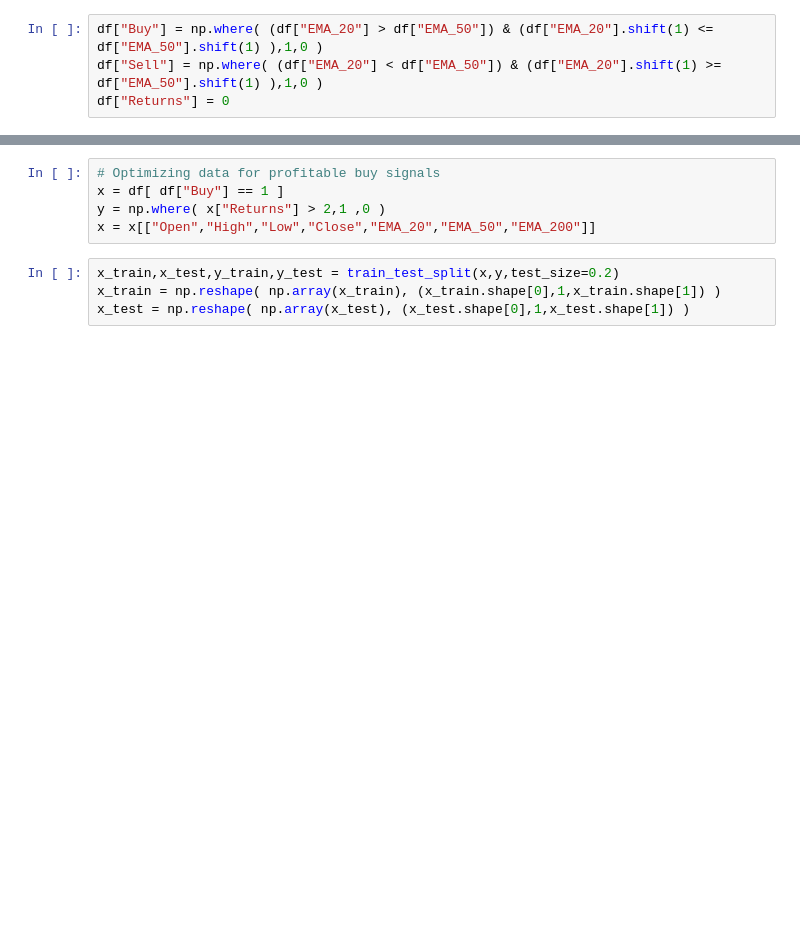
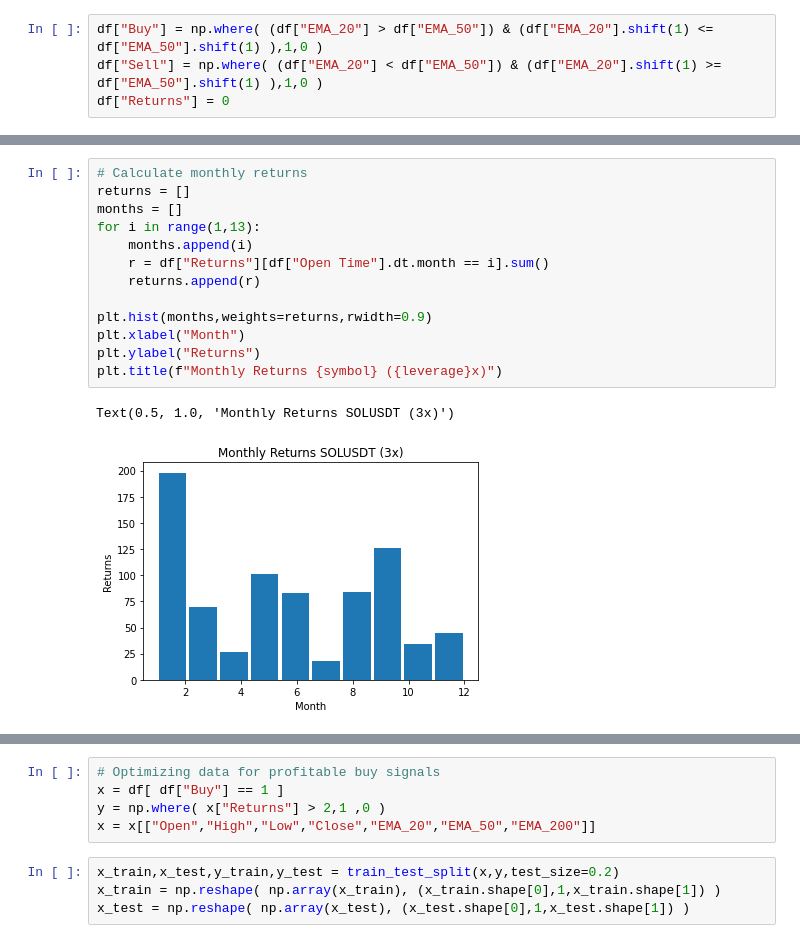
Before and after one commit to devesh2003/Binance-Data-Analysis, a Jupyter notebook: RNN_MA_Strategy.ipynb, the cells around one changed output, grey strips where cells are left out. Cells and saved outputs as stored; diff of their text form; blank space fills up the shorter version.

```diff
--- a/RNN_MA_Strategy.ipynb
+++ b/RNN_MA_Strategy.ipynb
@@ -107,0 +77,16 @@ df["Returns"].cumsum().plot()
+# %%
+# Calculate monthly returns
+returns = []
+months = []
+for i in range(1,13):
+    months.append(i)
+    r = df["Returns"][df["Open Time"].dt.month == i].sum()
+    returns.append(r)
+
+plt.hist(months,weights=returns,rwidth=0.9)
+plt.xlabel("Month")
+plt.ylabel("Returns")
+plt.title(f"Monthly Returns {symbol} ({leverage}x)")
+# %% [output]
+Text(0.5, 1.0, 'Monthly Returns SOLUSDT (3x)')
+[figure, added]
```
Also changed, not shown: parts of 10 cells of this notebook, 7 other files.
